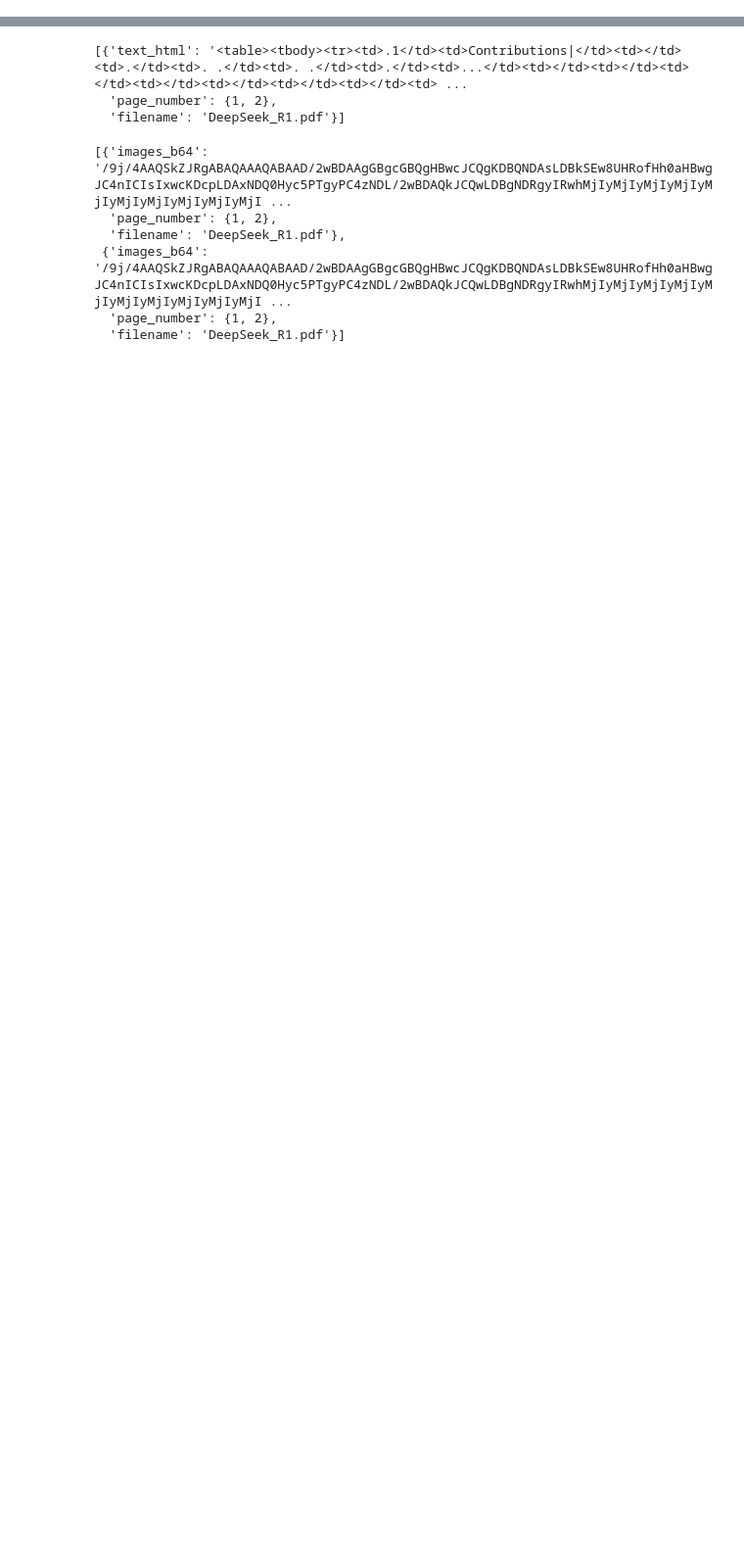
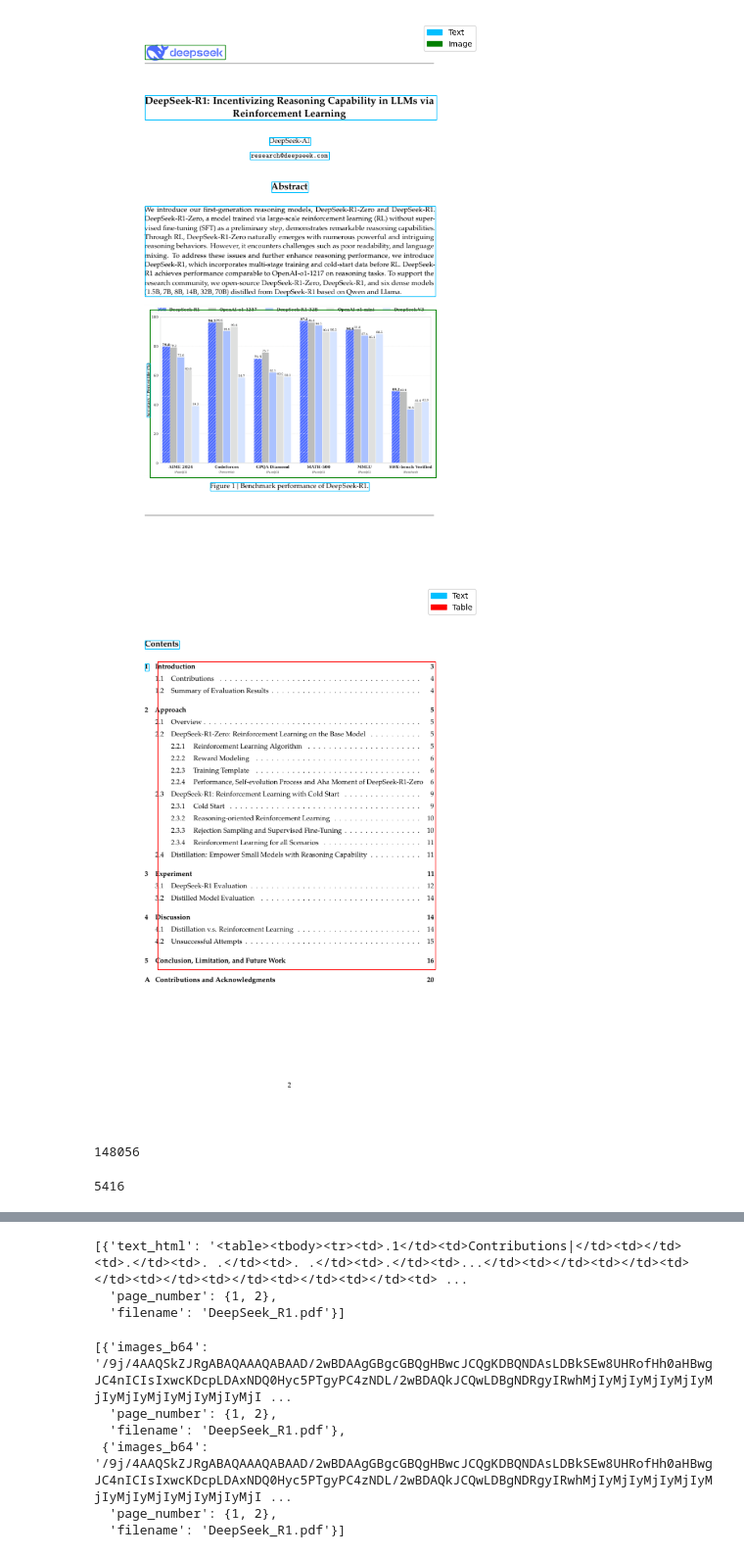
Before and after one commit to FelipeAriasT/RAG_LangChain, a Jupyter notebook: template_ollama.ipynb, the cells around one changed output, grey strips where cells are left out. Shown at 98% size. Saved outputs shown, nothing was run; the diff lists cells and outputs as text; code cells hidden in the pictures; blank space fills up the shorter version.

```diff
--- a/template_ollama.ipynb
+++ b/template_ollama.ipynb
@@ -89,0 +17,12 @@ text_chunks
+# %%
+import json
+
+def cargar_json(ruta_archivo):
+    with open(ruta_archivo, 'r', encoding='utf-8') as archivo:
+        datos = json.load(archivo)
+    return datos
+
+# Ejemplo de uso
+ruta_archivo = 'data/chunks_docs/dict_pdfs.json'
+dict_pdfs = cargar_json(ruta_archivo)
+print(dict_pdfs)
@@ -89,0 +34,2 @@ text_chunks
+# %%
+chunks_DeepSeek_R1 = ur.ejecutar_chunking_pdf(dict_pdfs['file3'],ejecutar_pdf=False)
@@ -89,0 +574,5 @@ text_chunks
+# %%
+ur.display_chunk_pages(chunks_DeepSeek_R1[0],dict_pdfs['file3']['file_path'])
+# %% [output]
+[figure, added]
+[figure, added]
@@ -89,0 +595,8 @@ text_chunks
+# %%
+len(images_b64_chunks[1]['images_b64'])
+# %% [output]
+148056
+# %%
+len(compressed_image)
+# %% [output]
+5416
```
Also changed, not shown: parts of 70 cells of this notebook, 2 other files.
